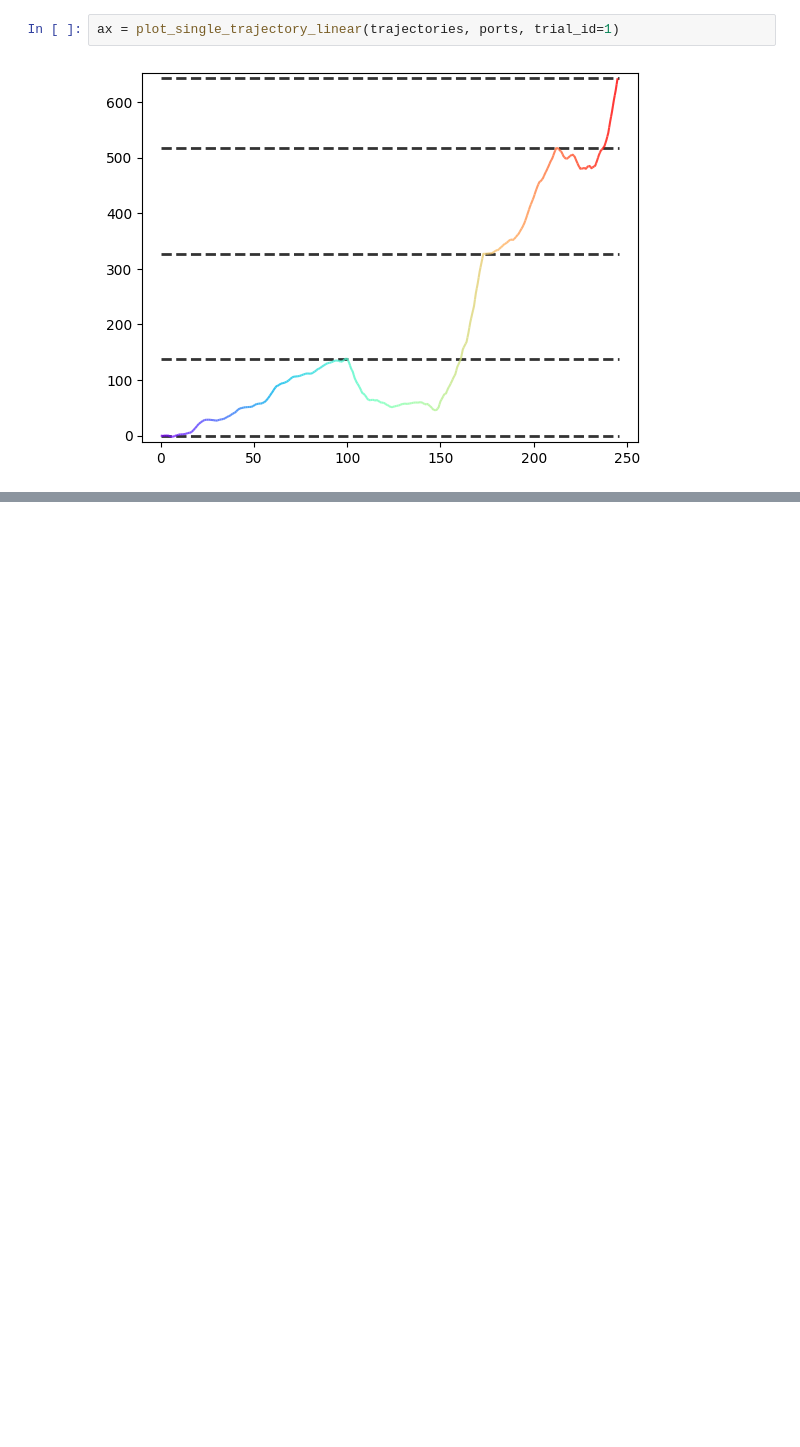
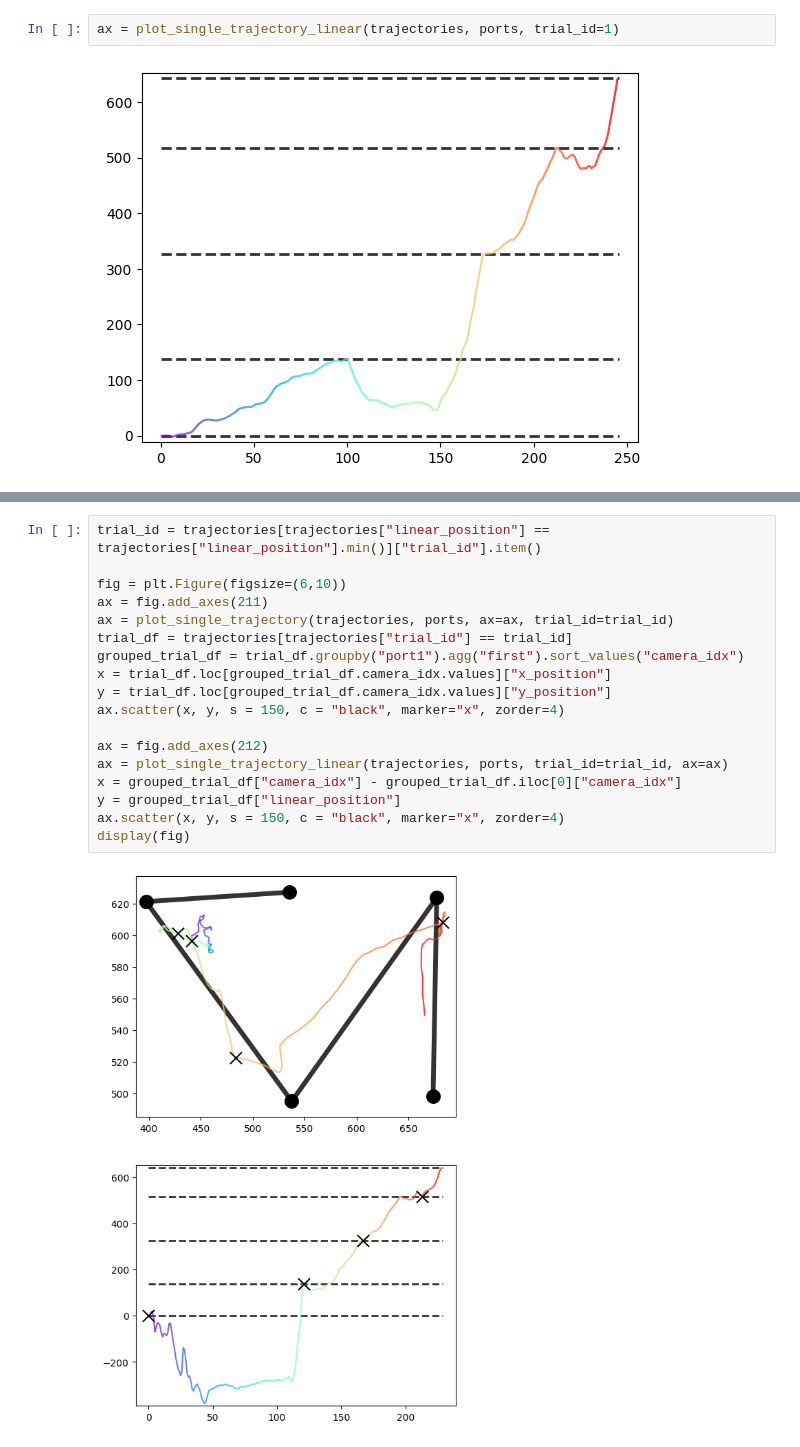
Before and after one commit to ncguilbeault/striatal_replay, a Jupyter notebook: notebooks/linearize_trajectory.ipynb, the cells around one changed output, grey strips where cells are left out. Cells and saved outputs as stored; diff of their text form; blank space fills up the shorter version.

```diff
--- a/notebooks/linearize_trajectory.ipynb
+++ b/notebooks/linearize_trajectory.ipynb
@@ -287,0 +307,20 @@ display(fig)
+# %%
+trial_id = trajectories[trajectories["linear_position"] == trajectories["linear_position"].min()]["trial_id"].item()
+
+fig = plt.Figure(figsize=(6,10))
+ax = fig.add_axes(211)
+ax = plot_single_trajectory(trajectories, ports, ax=ax, trial_id=trial_id)
+trial_df = trajectories[trajectories["trial_id"] == trial_id]
+grouped_trial_df = trial_df.groupby("port1").agg("first").sort_values("camera_idx")
+x = trial_df.loc[grouped_trial_df.camera_idx.values]["x_position"]
+y = trial_df.loc[grouped_trial_df.camera_idx.values]["y_position"]
+ax.scatter(x, y, s = 150, c = "black", marker="x", zorder=4)
+
+ax = fig.add_axes(212)
+ax = plot_single_trajectory_linear(trajectories, ports, trial_id=trial_id, ax=ax)
+x = grouped_trial_df["camera_idx"] - grouped_trial_df.iloc[0]["camera_idx"]
+y = grouped_trial_df["linear_position"]
+ax.scatter(x, y, s = 150, c = "black", marker="x", zorder=4)
+display(fig)
+# %% [output]
+[figure, added]
```
Also changed, not shown: parts of 8 cells of this notebook.
